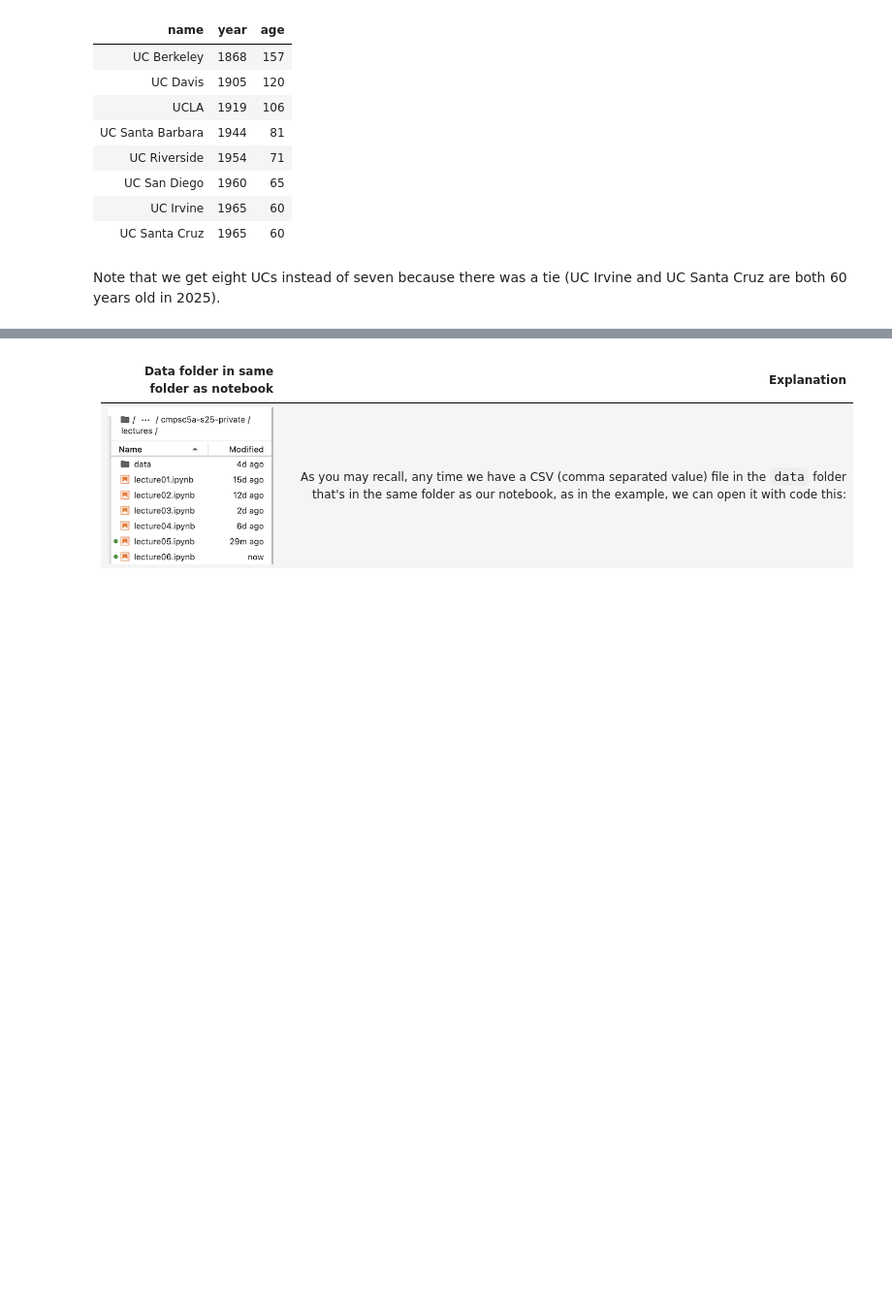
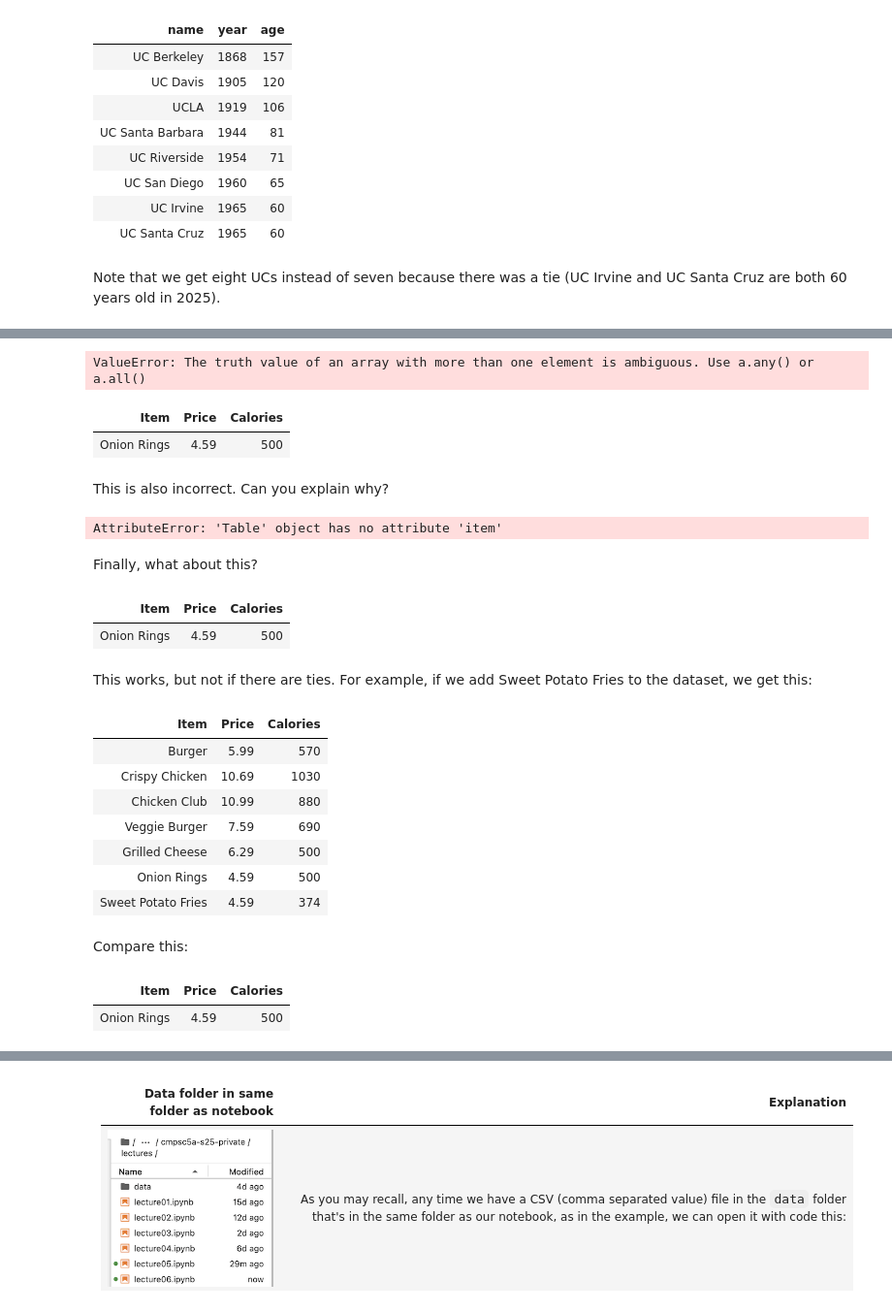
Before and after one commit to ucsb-ds/cmpsc5a-f25-students, a Jupyter notebook: lectures/lecture07.ipynb, the cells around one changed output, grey strips where cells are left out. Shown at 97% size. Drawn from its saved outputs; the diff is of its cells as text; code cells hidden in the pictures; blank space fills up the shorter version.

```diff
--- a/lectures/lecture07.ipynb
+++ b/lectures/lecture07.ipynb
@@ -165,0 +294,56 @@ Note that we get eight UCs instead of seven because there was a tie (UC Irvine a
+# %%
+cheapest = menu.sort("Price").take(0)
+menu.where("Price",are.equal_to(cheapest))
+# %% [output]
+ValueError: The truth value of an array with more than one element is ambiguous. Use a.any() or a.all()
+# %%
+cheapest
+# %% [output]
+| Item | Price | Calories |
+| Onion Rings | 4.59 | 500 |
+# %% [markdown]
+This is also incorrect.  Can you explain why?
+# %%
+menu.sort("Price").item(0)
+# %% [output]
+AttributeError: 'Table' object has no attribute 'item'
+# %% [markdown]
+Finally, what about this?
+# %%
+menu.sort("Price").take(0)
+# %% [output]
+| Item | Price | Calories |
+| Onion Rings | 4.59 | 500 |
+# %% [markdown]
+This works, but not if there are ties.  For example, if we add Sweet Potato Fries
+to the dataset, we get this:
+# %%
+habitMenuCSV = """
+Item,Price,Calories
+Burger, 5.99, 570
+Crispy Chicken, 10.69, 1030
+Chicken Club, 10.99, 880
+Veggie Burger, 7.59, 690
+Grilled Cheese, 6.29, 500
+Onion Rings, 4.59, 500
+Sweet Potato Fries, 4.59, 374
+"""
+from io import StringIO
+menu = Table.read_table(StringIO(habitMenuCSV))
+menu
+# %% [output]
+| Item | Price | Calories |
+| Burger | 5.99 | 570 |
+| Crispy Chicken | 10.69 | 1030 |
+| Chicken Club | 10.99 | 880 |
+| Veggie Burger | 7.59 | 690 |
+| Grilled Cheese | 6.29 | 500 |
+| Onion Rings | 4.59 | 500 |
+| Sweet Potato Fries | 4.59 | 374 |
+# %% [markdown]
+Compare this:
+# %%
+menu.sort("Price").take(0)
+# %% [output]
+| Item | Price | Calories |
+| Onion Rings | 4.59 | 500 |
```
Also changed, not shown: parts of 22 cells of this notebook.
